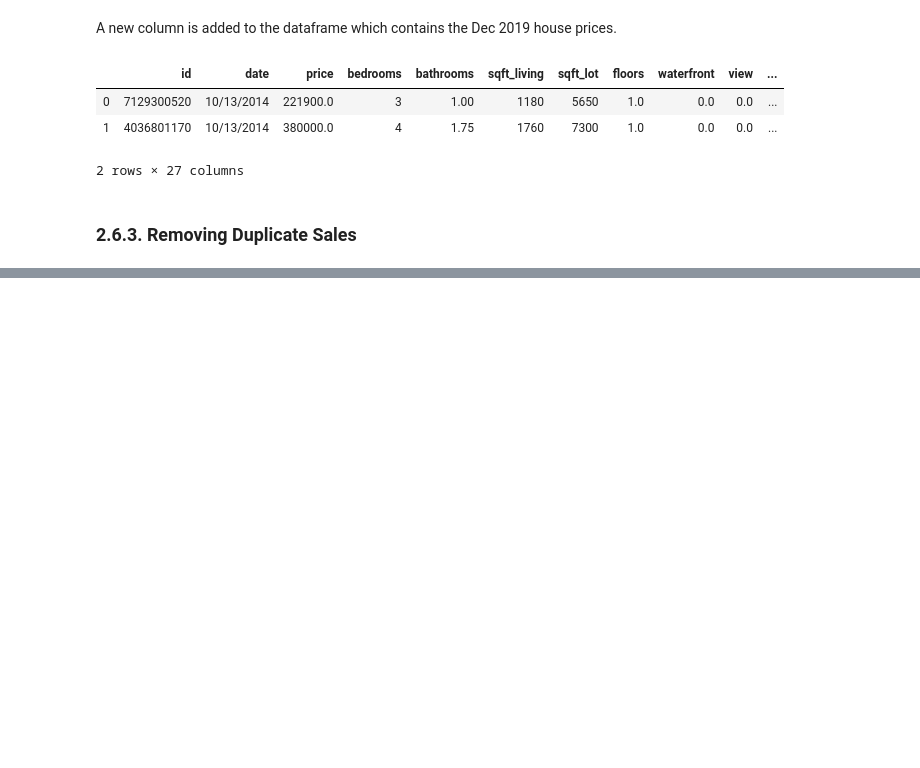
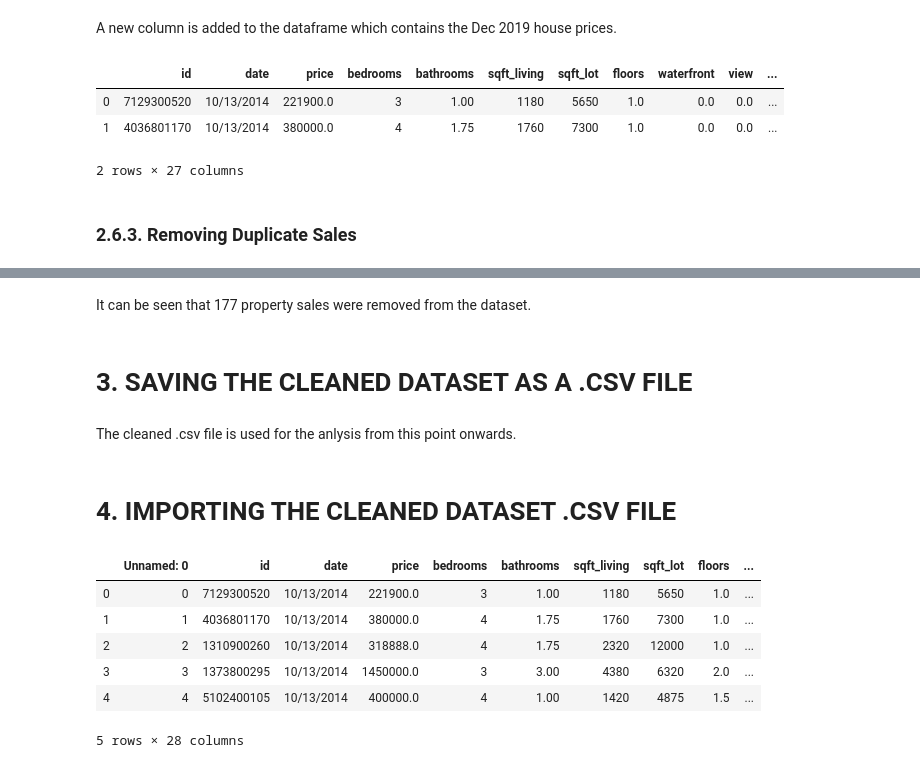
Before and after one commit to petehumphries/housing_project, a Jupyter notebook: project_1_final_RM.ipynb, the cells around one changed output, grey strips where cells are left out. Saved outputs shown, nothing was run; the diff lists cells and outputs as text; code cells hidden in the pictures; blank space fills up the shorter version.

```diff
--- a/project_1_final_RM.ipynb
+++ b/project_1_final_RM.ipynb
@@ -537,0 +550,4 @@ df.head(2)
+# %% [markdown]
+It can be seen that 177 property sales were removed from the dataset.
+# %% [markdown]
+# 3. SAVING THE CLEANED DATASET AS A .CSV FILE
@@ -537,0 +556,15 @@ df.head(2)
+# %% [markdown]
+The cleaned .csv file is used for the anlysis from this point onwards.
+# %% [markdown]
+# 4. IMPORTING THE CLEANED DATASET .CSV FILE
+# %%
+df = pd.read_csv("kc_housing_data_cleaned_final.csv")
+df.head(5)
+# %% [output]
+|  | Unnamed: 0 | id | date | price | bedrooms | bathrooms | sqft_living | sqft_lot | floors | ... |
+| 0 | 0 | 7129300520 | 10/13/2014 | 221900.0 | 3 | 1.00 | 1180 | 5650 | 1.0 | ... |
+| 1 | 1 | 4036801170 | 10/13/2014 | 380000.0 | 4 | 1.75 | 1760 | 7300 | 1.0 | ... |
+| 2 | 2 | 1310900260 | 10/13/2014 | 318888.0 | 4 | 1.75 | 2320 | 12000 | 1.0 | ... |
+| 3 | 3 | 1373800295 | 10/13/2014 | 1450000.0 | 3 | 3.00 | 4380 | 6320 | 2.0 | ... |
+| 4 | 4 | 5102400105 | 10/13/2014 | 400000.0 | 4 | 1.00 | 1420 | 4875 | 1.5 | ... |
+5 rows × 28 columns
```
Also changed, not shown: parts of 11 cells of this notebook, 1 other file.
